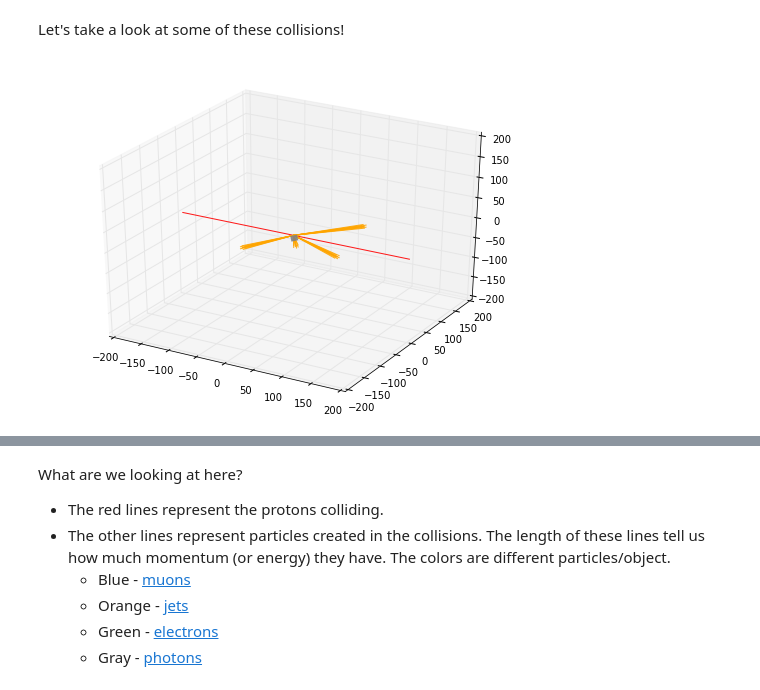
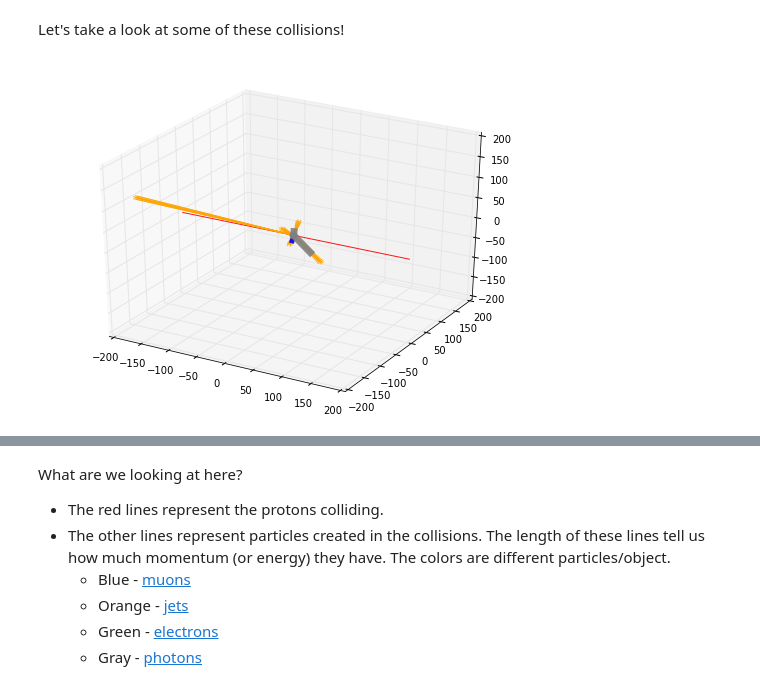
Before and after one commit to particle-physics-playground/playground, a Jupyter notebook: activities/hello_CMS.ipynb, the cells around one changed output, grey strips where cells are left out. Cells and saved outputs as stored; diff of their text form; code cells hidden in the pictures.

```diff
--- a/activities/hello_CMS.ipynb
+++ b/activities/hello_CMS.ipynb
@@ -46,9 +46,9 @@ Populating the interactive namespace from numpy and matplotlib
 # %% [markdown]
 Let's take a look at some of these collisions!
 # %%
-cms.display_collision3D(collisions[1])
+cms.display_collision3D(collisions[0])
 # %% [output]
-[figure, old version]
+[figure, new version]
 # %%
 cms.display_collision3D(collisions[3])
 # %% [output]
```
Also changed, not shown: parts of 2 cells of this notebook, 1 other file.
